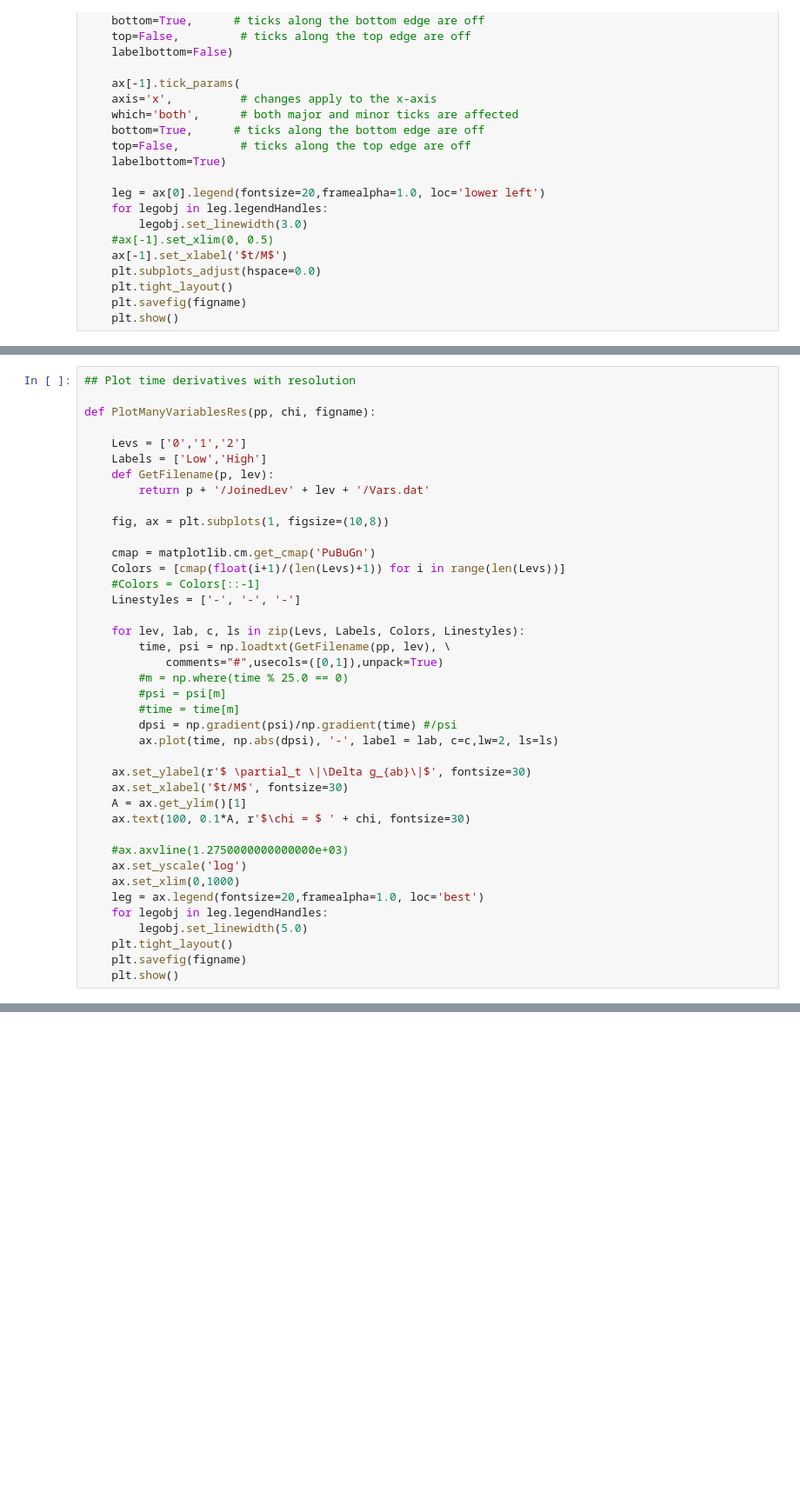
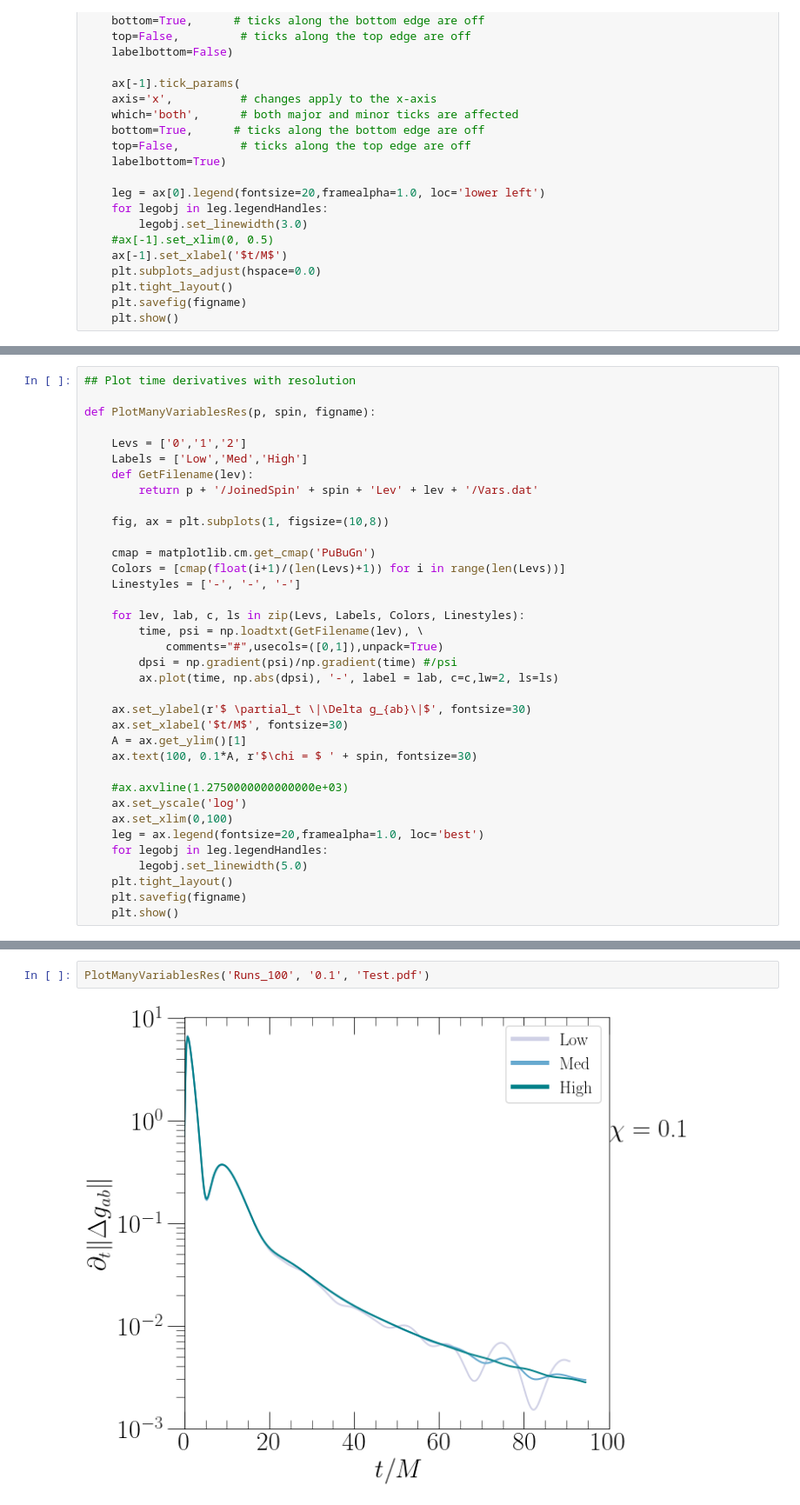
Before and after one commit to mariaokounkova/EDGB, a Jupyter notebook: Evolution/EvolutionPlots.ipynb, the cells around one changed output, grey strips where cells are left out. Shown at 87% size. Cells and saved outputs as stored; diff of their text form; blank space fills up the shorter version.

```diff
--- a/Evolution/EvolutionPlots.ipynb
+++ b/Evolution/EvolutionPlots.ipynb
@@ -172,37 +165,33 @@ PlotVariables('dCSEvolutionDiabolicalSupport', ['0','1','2'], ['Low', 'Med','Hig
 # %%
 ## Plot time derivatives with resolution
 
-def PlotManyVariablesRes(pp, chi, figname):
+def PlotManyVariablesRes(p, spin, figname):
 
     Levs = ['0','1','2']
-    Labels = ['Low','High']
-    def GetFilename(p, lev):
-        return p + '/JoinedLev' + lev + '/Vars.dat'
+    Labels = ['Low','Med','High']
+    def GetFilename(lev):
+        return p + '/JoinedSpin' + spin + 'Lev' + lev + '/Vars.dat'
 
     fig, ax = plt.subplots(1, figsize=(10,8))
 
     cmap = matplotlib.cm.get_cmap('PuBuGn')
     Colors = [cmap(float(i+1)/(len(Levs)+1)) for i in range(len(Levs))]
-    #Colors = Colors[::-1]
     Linestyles = ['-', '-', '-']
 
     for lev, lab, c, ls in zip(Levs, Labels, Colors, Linestyles):
-        time, psi = np.loadtxt(GetFilename(pp, lev), \
+        time, psi = np.loadtxt(GetFilename(lev), \
             comments="#",usecols=([0,1]),unpack=True)
-        #m = np.where(time % 25.0 == 0)
-        #psi = psi[m]
-        #time = time[m]
         dpsi = np.gradient(psi)/np.gradient(time) #/psi
         ax.plot(time, np.abs(dpsi), '-', label = lab, c=c,lw=2, ls=ls)
 
     ax.set_ylabel(r'$ \partial_t \|\Delta g_{ab}\|$', fontsize=30)
     ax.set_xlabel('$t/M$', fontsize=30)
     A = ax.get_ylim()[1]
-    ax.text(100, 0.1*A, r'$\chi = $ ' + chi, fontsize=30)
+    ax.text(100, 0.1*A, r'$\chi = $ ' + spin, fontsize=30)
 
     #ax.axvline(1.2750000000000000e+03)
     ax.set_yscale('log')
-    ax.set_xlim(0,1000)
+    ax.set_xlim(0,100)
     leg = ax.legend(fontsize=20,framealpha=1.0, loc='best')
     for legobj in leg.legendHandles:
         legobj.set_linewidth(5.0)
@@ -218,0 +201,4 @@ PlotManyVariablesRes('dCSEvolutionLong/Spin0.9', '0.9', 'SpinVars0p9.pdf')
+# %%
+PlotManyVariablesRes('Runs_100', '0.1', 'Test.pdf')
+# %% [output]
+[figure, added]
```
Also changed, not shown: parts of 6 cells of this notebook.
